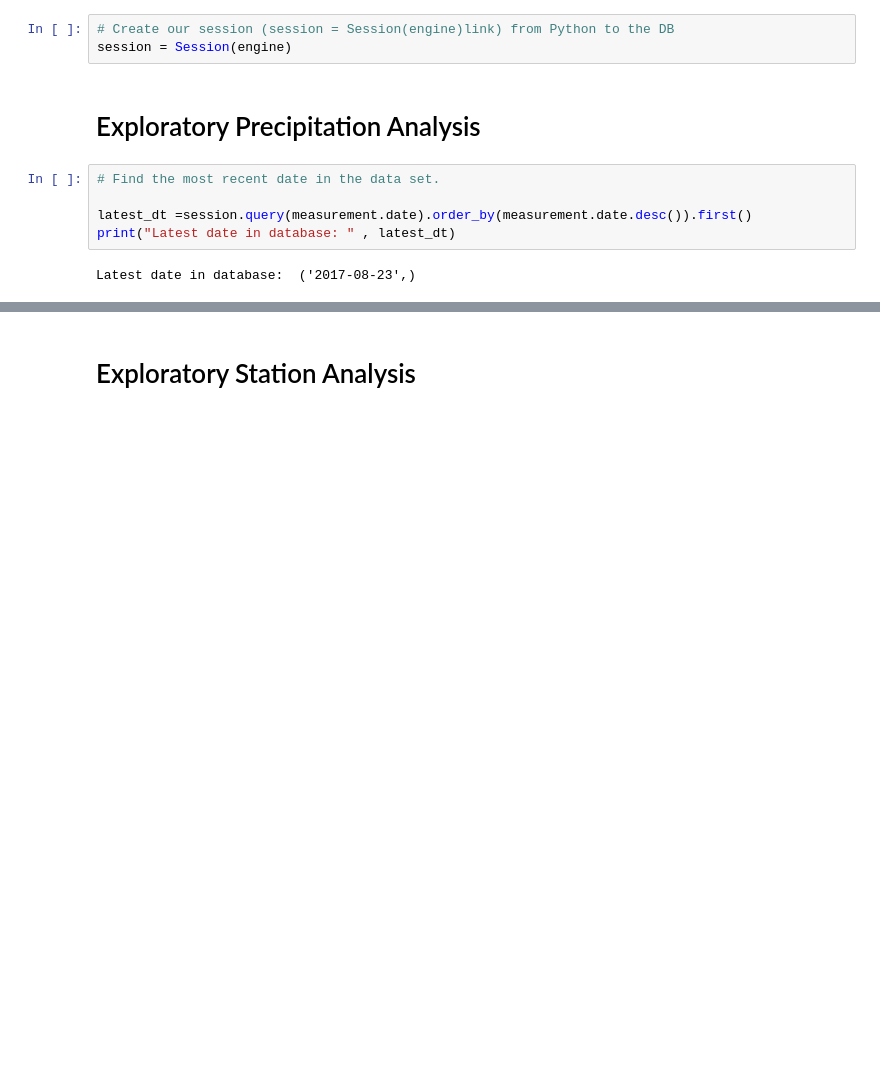
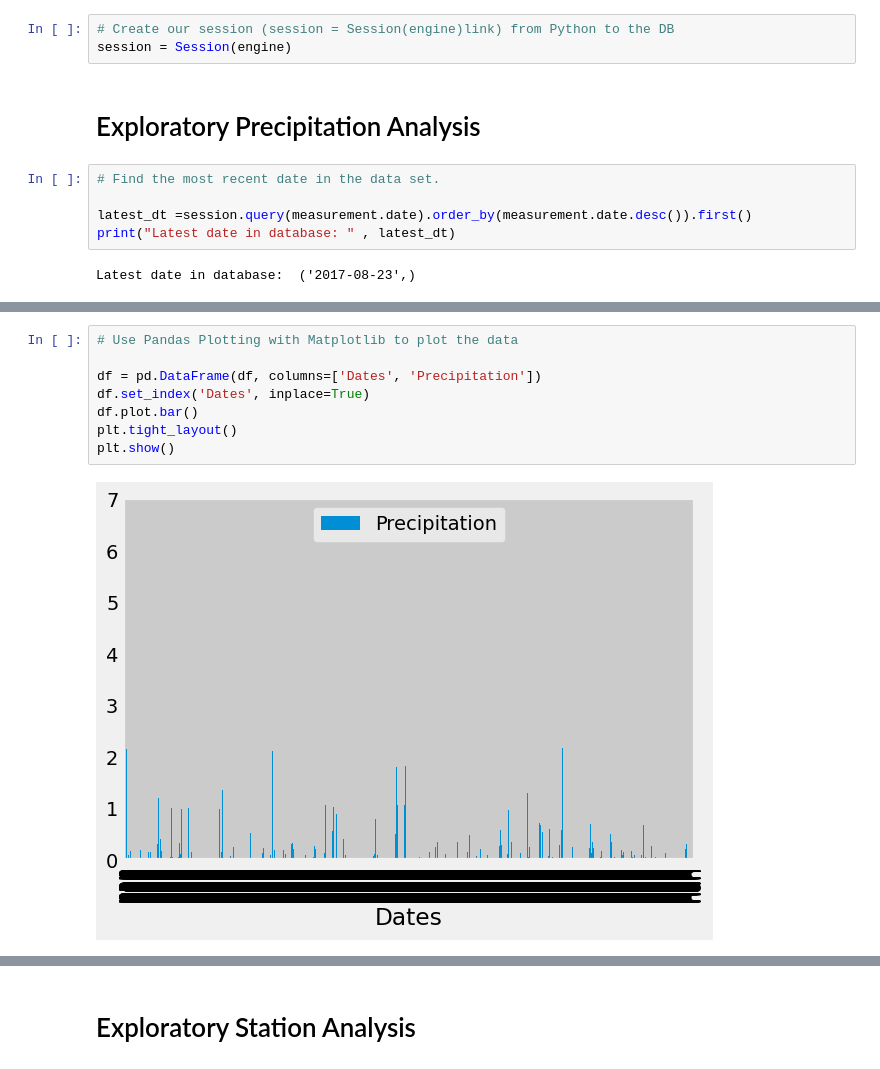
Before and after one commit to XimenaCasti/SQL---Alchemy-, a Jupyter notebook: SurfsUp/climate_starter.ipynb, the cells around one changed output, grey strips where cells are left out. Drawn from its saved outputs; the diff is of its cells as text; blank space fills up the shorter version.

```diff
--- a/SurfsUp/climate_starter.ipynb
+++ b/SurfsUp/climate_starter.ipynb
@@ -68,2 +108,12 @@ One year from the last date in data set:  2016-08-23
+# %%
+# Use Pandas Plotting with Matplotlib to plot the data
+
+df = pd.DataFrame(df, columns=['Dates', 'Precipitation'])
+df.set_index('Dates', inplace=True)
+df.plot.bar()
+plt.tight_layout()
+plt.show()
+# %% [output]
+[figure, added]
 # %%
 # Use Pandas to calculate the summary statistics for the precipitation data
```
Also changed, not shown: parts of 10 cells of this notebook.
